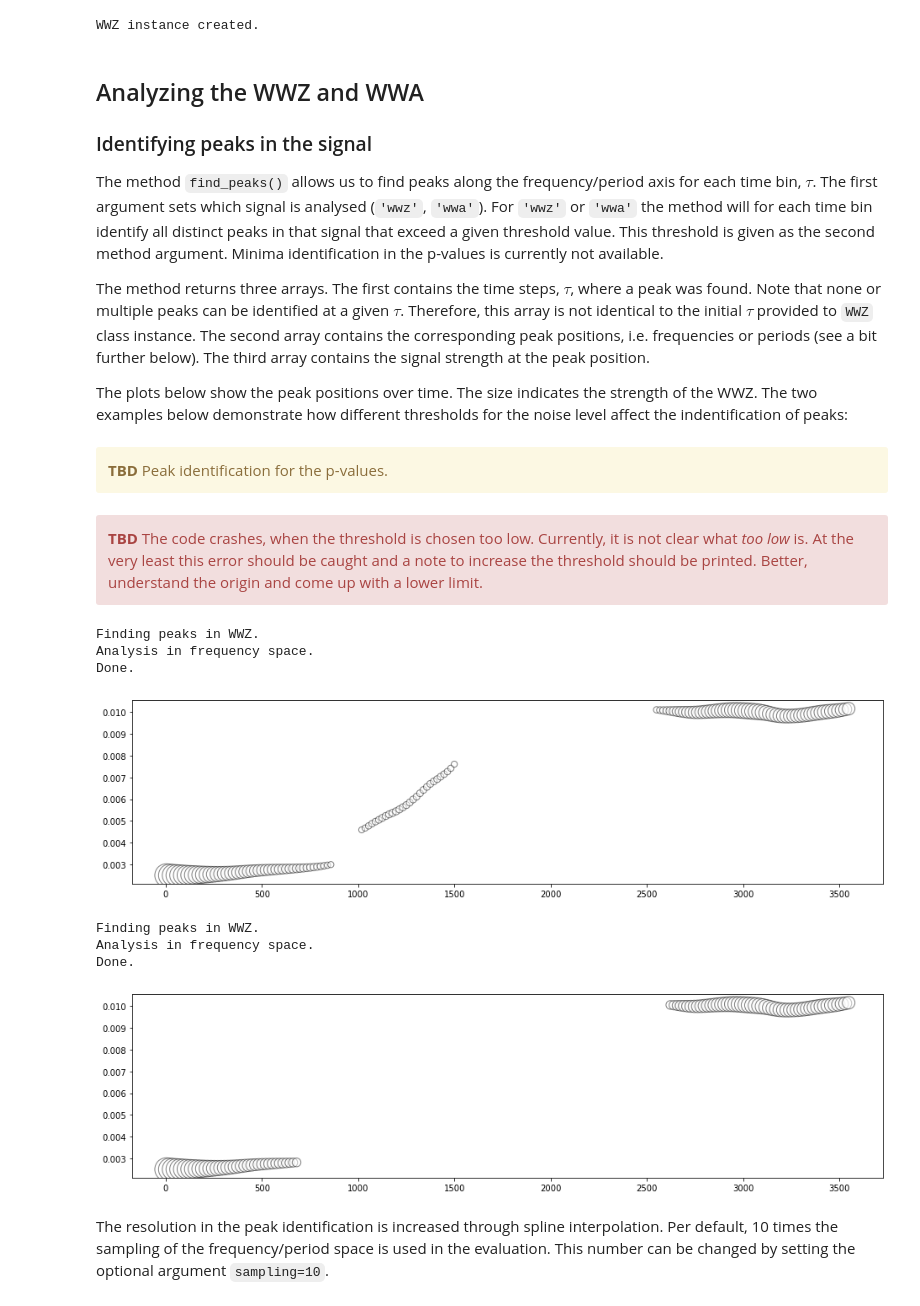
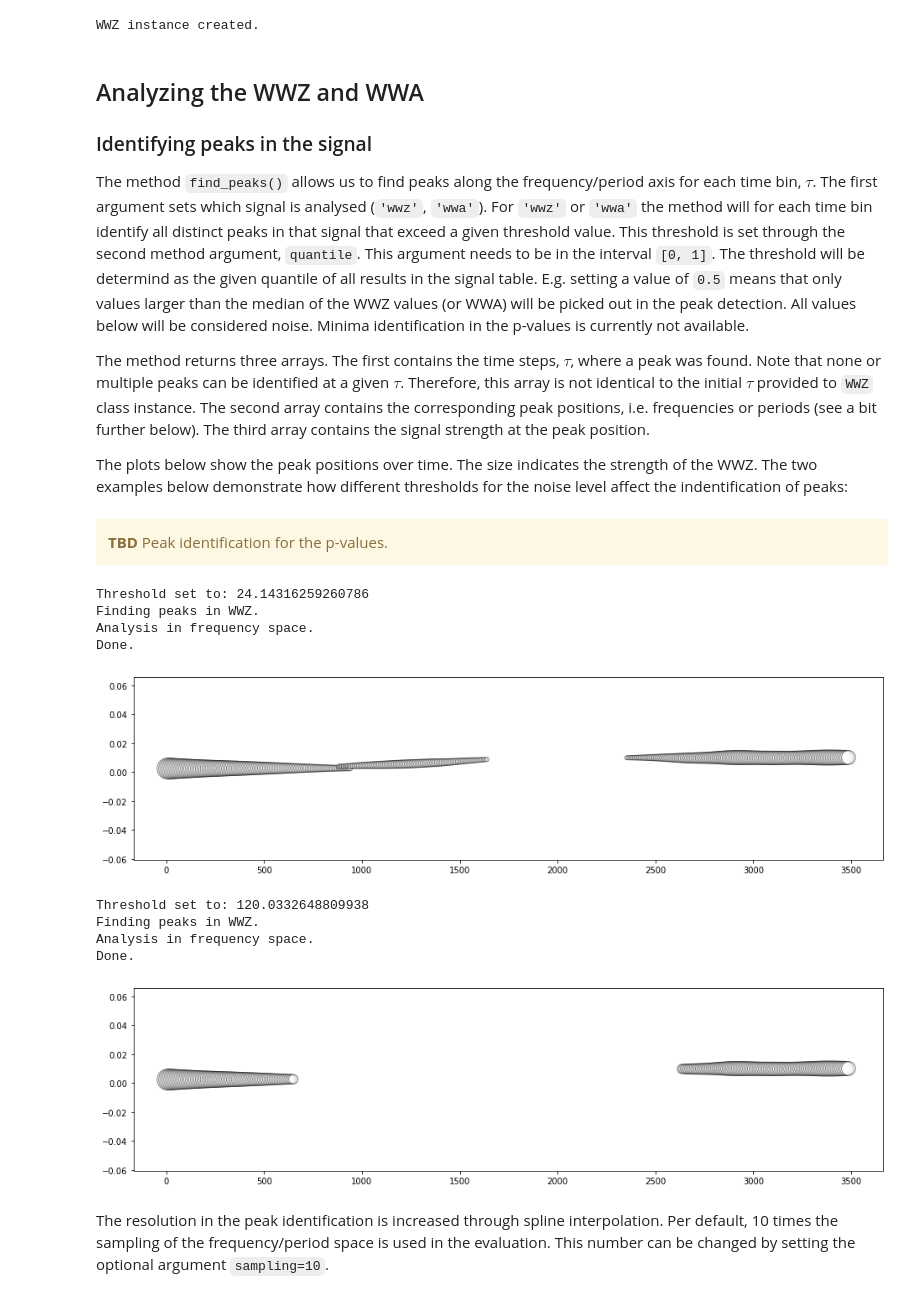
Before and after one commit to skiehl/wwz, a Jupyter notebook: Documentation.ipynb, the cells around one changed output. Saved outputs shown, nothing was run; the diff lists cells and outputs as text; code cells hidden in the pictures.

Commit message:
Fixed bug in find_peaks().

```diff
--- a/Documentation.ipynb
+++ b/Documentation.ipynb
@@ -569,7 +569,7 @@ WWZ instance created.
 
 ### Identifying peaks in the signal
 
-The method `find_peaks()` allows us to find peaks along the frequency/period axis for each time bin, $\tau$. The first argument sets which signal is analysed (`'wwz'`, `'wwa'`<!--, `'wwz_pval'`, `'wwa_pval'`-->). For `'wwz'` or `'wwa'` the method will for each time bin identify all distinct peaks in that signal that exceed a given threshold value. This threshold is given as the second method argument. <!--If the corresponding p-values are analysed, the method will identify all distinct local minima along the freqency/period axis for each time bin. Only minima below the given threshold are accepted. In the case of the p-values the threshold needs to be in the interval `[0,1]`.--> Minima identification in the p-values is currently not available.
+The method `find_peaks()` allows us to find peaks along the frequency/period axis for each time bin, $\tau$. The first argument sets which signal is analysed (`'wwz'`, `'wwa'`<!--, `'wwz_pval'`, `'wwa_pval'`-->). For `'wwz'` or `'wwa'` the method will for each time bin identify all distinct peaks in that signal that exceed a given threshold value. This threshold is set through the second method argument, `quantile`. This argument needs to be in the interval `[0, 1]`. The threshold will be determind as the given quantile of all results in the signal table. E.g. setting a value of `0.5` means that only values larger than the median of the WWZ values (or WWA) will be picked out in the peak detection. All values below will be considered noise. <!--If the corresponding p-values are analysed, the method will identify all distinct local minima along the freqency/period axis for each time bin. Only minima below the given threshold are accepted. In the case of the p-values the threshold needs to be in the interval `[0,1]`.--> Minima identification in the p-values is currently not available.
 
 The method returns three arrays. The first contains the time steps, $\tau$, where a peak was found. Note that none or multiple peaks can be identified at a given $\tau$. Therefore, this array is not identical to the initial $\tau$ provided to `WWZ` class instance. The second array contains the corresponding peak positions, i.e. frequencies or periods (see a bit further below). The third array contains the signal strength at the peak position.
 
@@ -578,32 +578,30 @@ The plots below show the peak positions over time. The size indicates the streng
 <div class="alert alert-block alert-warning">
 <b>TBD</b> Peak identification for the p-values.
 </div>
-# %% [markdown]
-<div class="alert alert-block alert-danger">
-<b>TBD</b> The code crashes, when the threshold is chosen too low. Currently, it is not clear what <i>too low</i> is. At the very least this error should be caught and a note to increase the threshold should be printed. Better, understand the origin and come up with a lower limit.
-</div>
 # %%
-threshold = 50
-peak_tau, peak_pos, peak_signal = wwz.find_peaks('wwz', threshold)
+quantile = 0.95
+peak_tau, peak_pos, peak_signal = wwz.find_peaks('wwz', quantile)
 
 plt.scatter(peak_tau, peak_pos, s=peak_signal, color='w', edgecolor='k', alpha=0.5)
 pass
 # %% [output]
+Threshold set to: 24.14316259260786
 Finding peaks in WWZ.
 Analysis in frequency space.
 Done.
-[figure, old version]
+[figure, new version]
 # %%
-threshold = 100
-peak_tau, peak_pos, peak_signal = wwz.find_peaks('wwz', threshold)
+quantile = 0.99
+peak_tau, peak_pos, peak_signal = wwz.find_peaks('wwz', quantile)
 
 plt.scatter(peak_tau, peak_pos, s=peak_signal, color='w', edgecolor='k', alpha=0.5)
 pass
 # %% [output]
+Threshold set to: 120.0332648809938
 Finding peaks in WWZ.
 Analysis in frequency space.
 Done.
-[figure, old version]
+[figure, new version]
 # %% [markdown]
 The resolution in the peak identification is increased through spline interpolation. Per default, 10 times the sampling of the frequency/period space is used in the evaluation. This number can be changed by setting the optional argument `sampling=10`.
 # %% [markdown]
```
Also changed, not shown: parts of 30 cells of this notebook, 1 other file.
